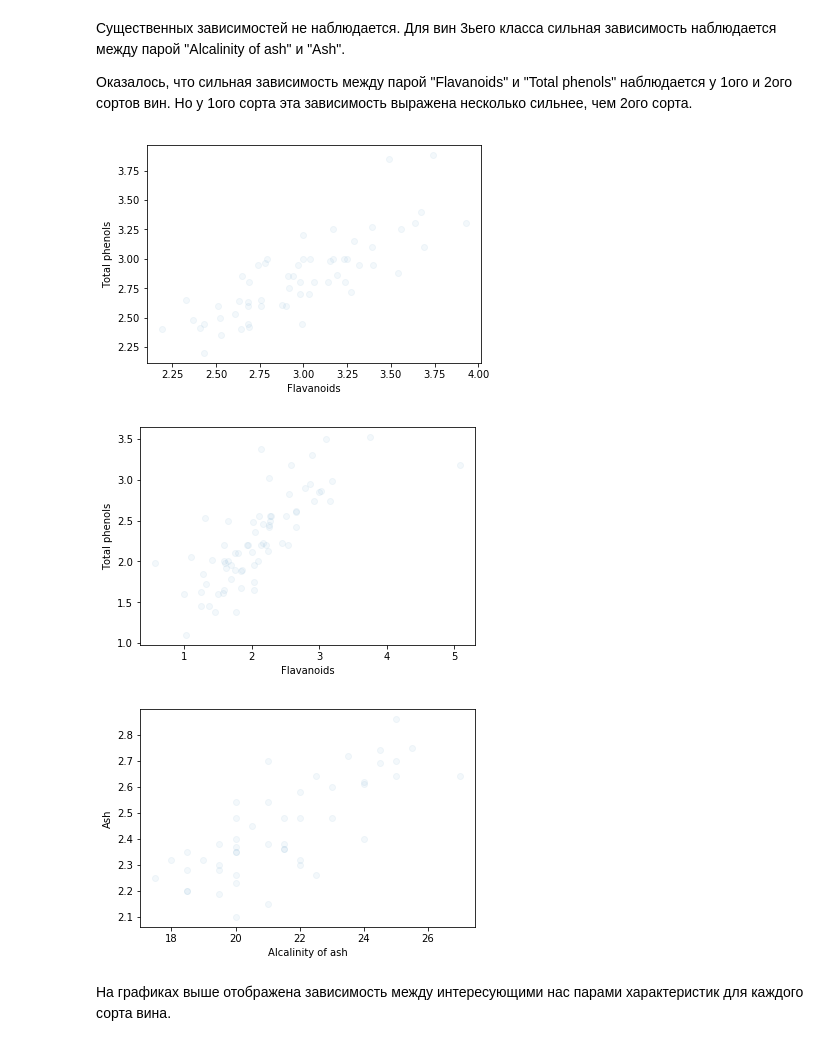
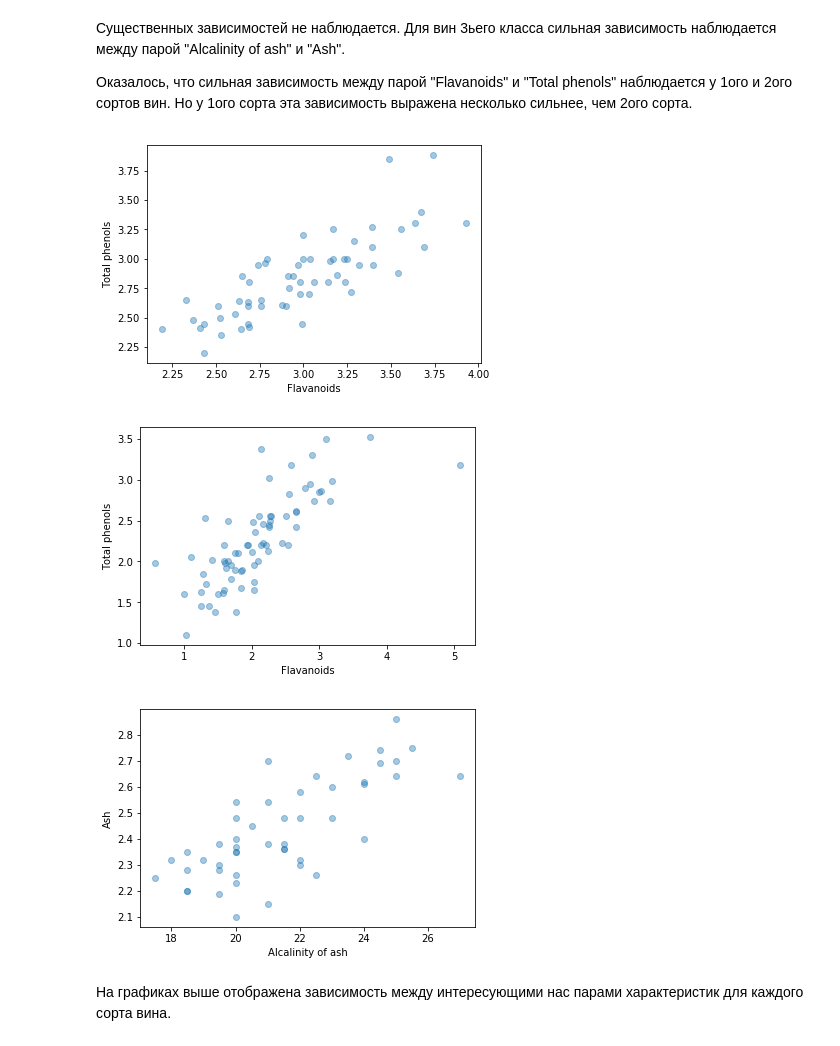
Before and after one commit to ipolyak/Data-Analysis, a Jupyter notebook: wine-analysis.ipynb, the cells around one changed output. Drawn from its saved outputs; the diff is of its cells as text; code cells hidden in the pictures.

```diff
--- a/wine-analysis.ipynb
+++ b/wine-analysis.ipynb
@@ -215,25 +215,25 @@ data[data["class"] == 3].corr()
 
 Оказалось, что сильная зависимость между парой "Flavanoids" и "Total phenols" наблюдается у 1ого и 2ого сортов вин. Но у 1ого сорта эта зависимость выражена несколько сильнее, чем 2ого сорта.
 # %%
-plt.plot(data[data["class"] == 1]['Flavanoids'], data[data["class"] == 1]['Total phenols'], 'o', alpha=0.05)
+plt.plot(data[data["class"] == 1]['Flavanoids'], data[data["class"] == 1]['Total phenols'], 'o', alpha=0.40)
 plt.xlabel('Flavanoids')
 plt.ylabel('Total phenols')
 pass
 # %% [output]
-[figure, old version]
+[figure, new version]
 # %%
-plt.plot(data[data["class"] == 2]['Flavanoids'], data[data["class"] == 2]['Total phenols'], 'o', alpha=0.05)
+plt.plot(data[data["class"] == 2]['Flavanoids'], data[data["class"] == 2]['Total phenols'], 'o', alpha=0.40)
 plt.xlabel('Flavanoids')
 plt.ylabel('Total phenols')
 pass
 # %% [output]
-[figure, old version]
+[figure, new version]
 # %%
-plt.plot(data[data["class"] == 3]['Alcalinity of ash'], data[data["class"] == 3]['Ash'], 'o', alpha=0.05)
+plt.plot(data[data["class"] == 3]['Alcalinity of ash'], data[data["class"] == 3]['Ash'], 'o', alpha=0.40)
 plt.xlabel('Alcalinity of ash')
 plt.ylabel('Ash')
 pass
 # %% [output]
-[figure, old version]
+[figure, new version]
 # %% [markdown]
 На графиках выше отображена зависимость между интересующими нас парами характеристик для каждого сорта вина.
```
Also changed, not shown: parts of 13 cells of this notebook.
